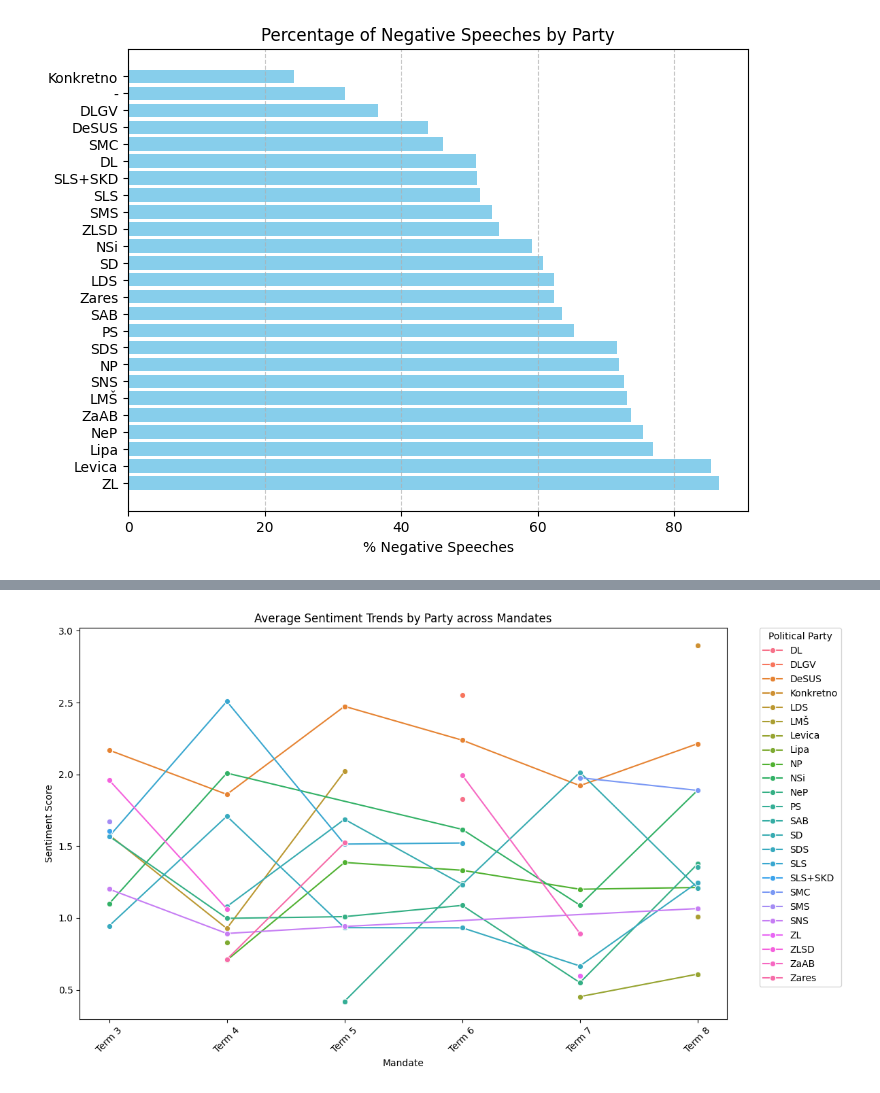
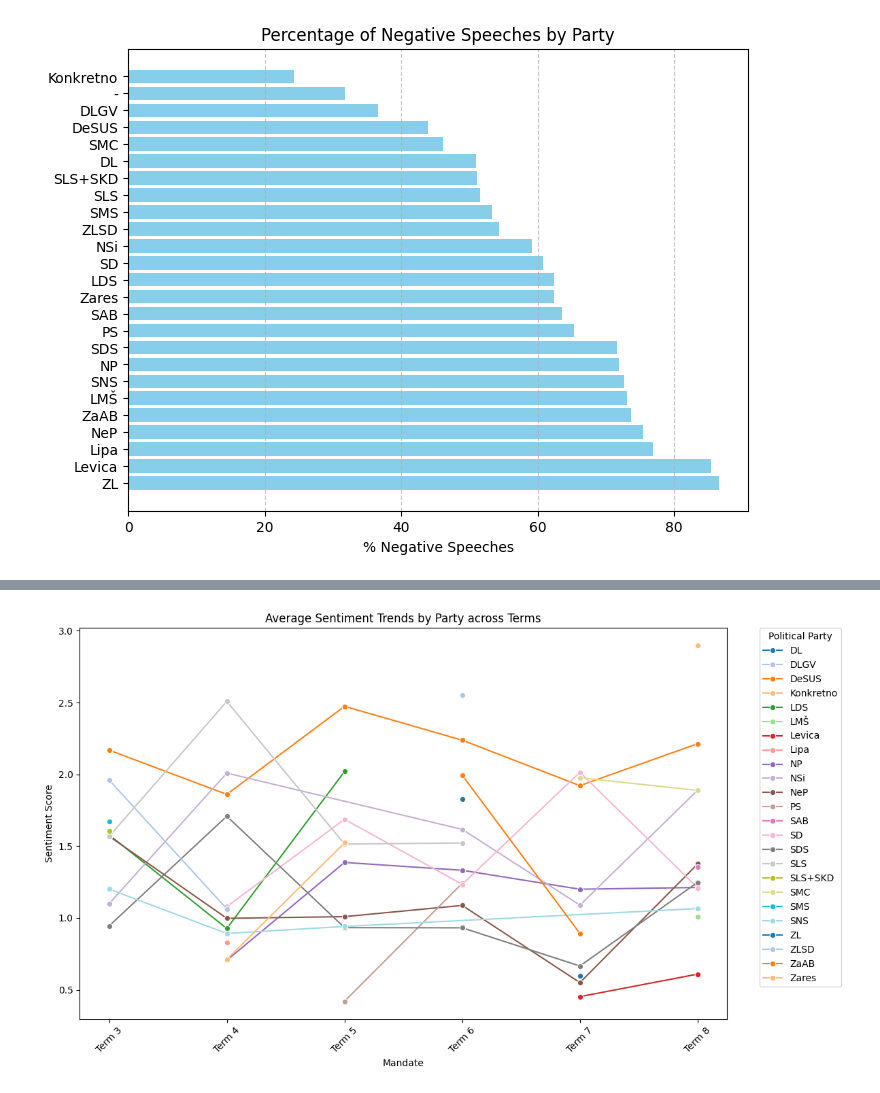
Before and after one commit to katjameden/ParlaMint_Sentiment, a Jupyter notebook: Aggregation/Notebooks/Sentiment_Analysis/Analysis.ipynb, the cells around one changed output, grey strips where cells are left out. Cells and saved outputs as stored; diff of their text form; code cells hidden in the pictures.

```diff
--- a/Aggregation/Notebooks/Sentiment_Analysis/Analysis.ipynb
+++ b/Aggregation/Notebooks/Sentiment_Analysis/Analysis.ipynb
@@ -44,7 +44,7 @@ Political parties:
 - % of speeches
 - political orientations
 # %%
-utt_filter = utt[utt['Speaker_role'] == 'Regular']
+utt_filter = utt[utt['Speaker_role'] == 'Regular'].reset_index()
 utt_procedural = utt[utt['Speaker_role'] != 'Regular']
 
 
@@ -245,4 +248,4 @@ plt.show()
 # %%
-mandates = utt_filter[['ID', 'Term', 'utt_annotations', 'labels', 'sentiment', 'Speaker_party', 'Party_status', 'Party_orientation']]
+mandates = utt_filter[['ID', 'Term', 'Date', 'utt_annotations', 'labels', 'sentiment', 'Speaker_party', 'Party_status', 'Party_orientation']]
 mandates
 # %% [output]
@@ -265,20 +268,20 @@ import numpy as np
 mandates.replace('-', np.nan, inplace=True)
 print(len(mandates))
 
-mandates['Term'] = mandates['Term'].replace({
+terms = mandates.copy()
+terms['Term'] = terms['Term'].replace({
     '3. mandat': 'Term 3',
     '4. mandat': 'Term 4',
     '5. mandat': 'Term 5',
     '6. mandat': 'Term 6',
     '7. mandat': 'Term 7',
     '8. mandat': 'Term 8'
-    # Add other replacements as needed
 })
-mandates['utt_annotations'] = pd.to_numeric(mandates['utt_annotations'])
-mandates = mandates.groupby(['Speaker_party', 'Term']).agg({'utt_annotations':'mean'}).reset_index()
-mandates['Term'] = pd.Categorical(mandates['Term'], ordered=True)
+terms['utt_annotations'] = pd.to_numeric(terms['utt_annotations'])
+trends_sent = terms.groupby(['Speaker_party', 'Term']).agg({'utt_annotations':'mean'}).reset_index()
+trends_sent['Term'] = pd.Categorical(trends_sent['Term'], ordered=True)
 
-mandates
+trends_sent
 # %% [output]
 153763
 A value is trying to be set on a copy of a slice from a DataFrame
@@ -313,14 +306,15 @@ mandates.to_csv('../../Tables/Terms_avg_sent.csv', encoding='utf-8', index=False
 # %%
 plt.figure(figsize=(12, 7))
 
-sns.lineplot(data=mandates, x='Term', y='utt_annotations', hue='Speaker_party', marker='o', linewidth=1.5, palette='husl')
+sns.lineplot(data=trends_sent, x='Term', y='utt_annotations', hue='Speaker_party', marker='o', linewidth=1.5, palette='tab20')
 
-# Customizing the plot
-plt.title('Average Sentiment Trends by Party across Mandates')
+plt.title('Average Sentiment Trends by Party across Terms')
 plt.xlabel('Mandate')
 plt.ylabel('Sentiment Score')
 plt.legend(title='Political Party', loc='upper left', bbox_to_anchor=(1.05, 1), borderaxespad=0.)
 plt.xticks(rotation=45)
+plt.savefig('../../Figures/Sentiment_Analysis/Sentiment_Trends.png', dpi=300)
+
 plt.tight_layout()
 # %% [output]
-[figure, old version]
+[figure, new version]
```
Also changed, not shown: parts of 13 cells of this notebook, 8 other files.
